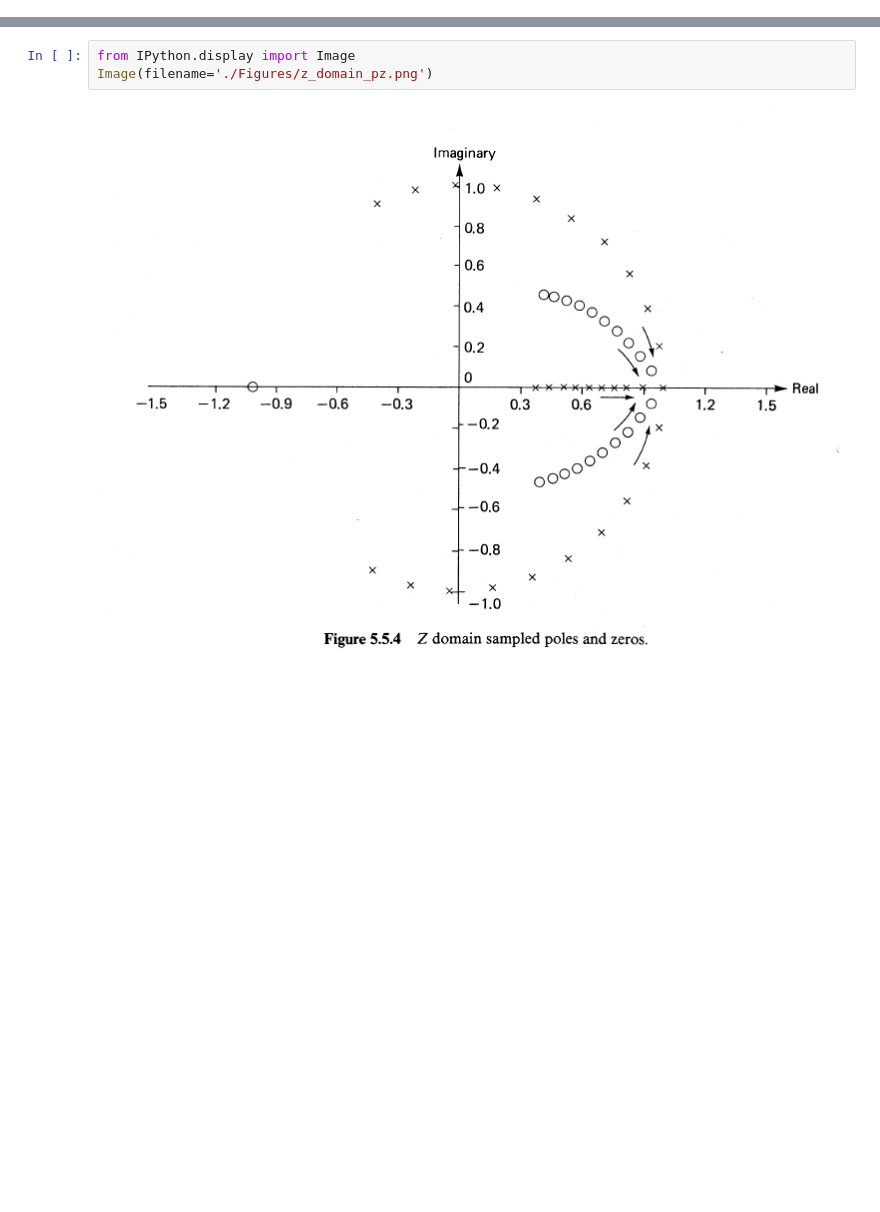
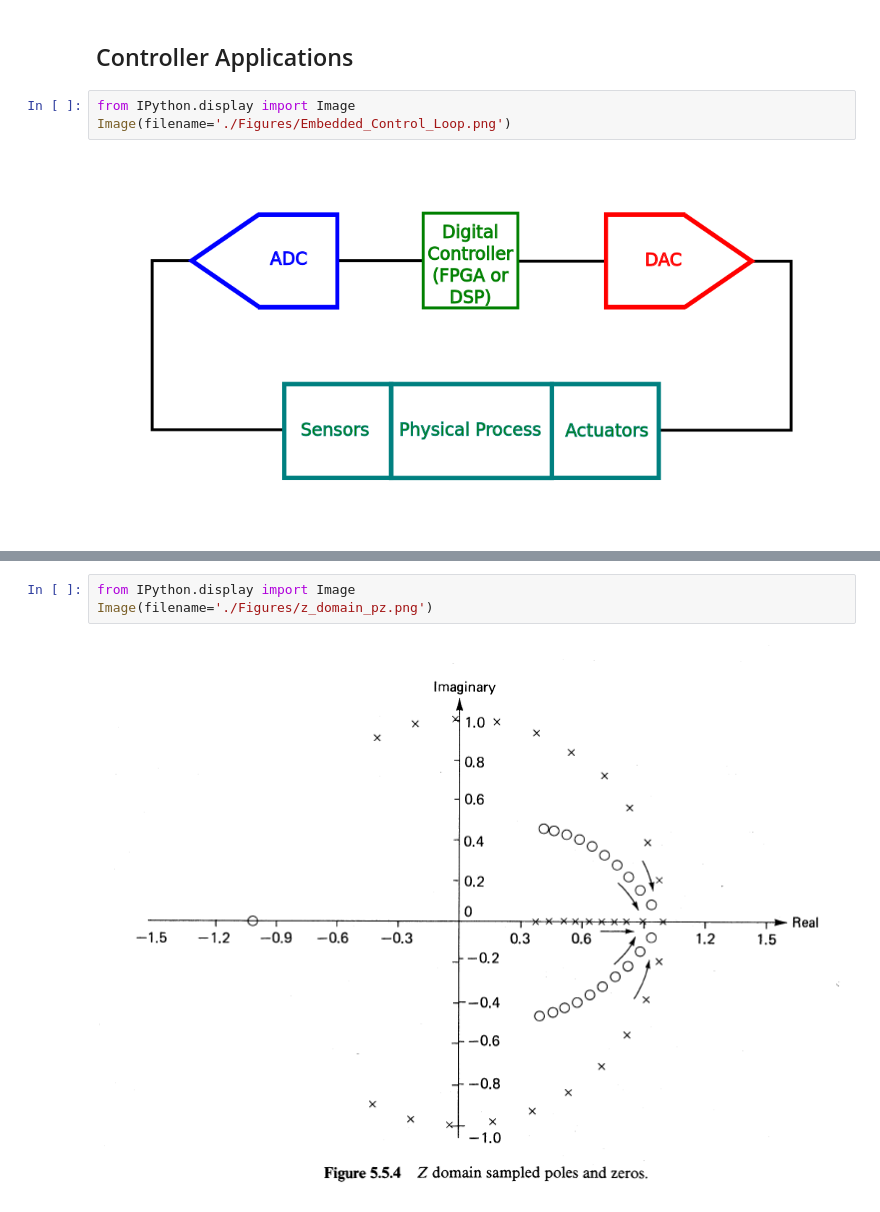
Before and after one commit to forrest-brewer/delta-control, a Jupyter notebook: notebooks/0_top.ipynb, the cells around one changed output, grey strips where cells are left out. Drawn from its saved outputs; the diff is of its cells as text; blank space fills up the shorter version.

```diff
--- a/notebooks/0_top.ipynb
+++ b/notebooks/0_top.ipynb
@@ -25,0 +15,7 @@ The outputs from the notebooks are the optimized coefficients for $\Sigma\Delta$
+# %% [markdown]
+## Controller Applications
+# %%
+from IPython.display import Image
+Image(filename='./Figures/Embedded_Control_Loop.png')
+# %% [output]
+[figure, added]
```
Also changed, not shown: parts of 17 cells of this notebook, 6 other files.
